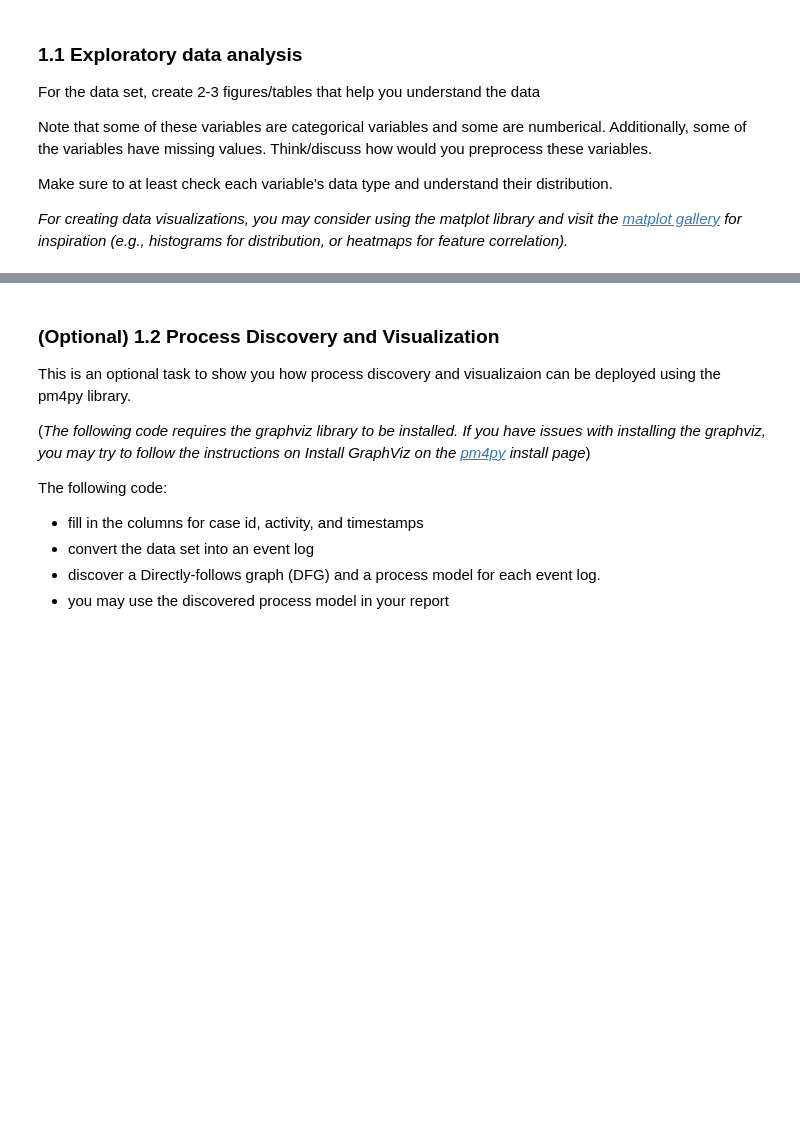
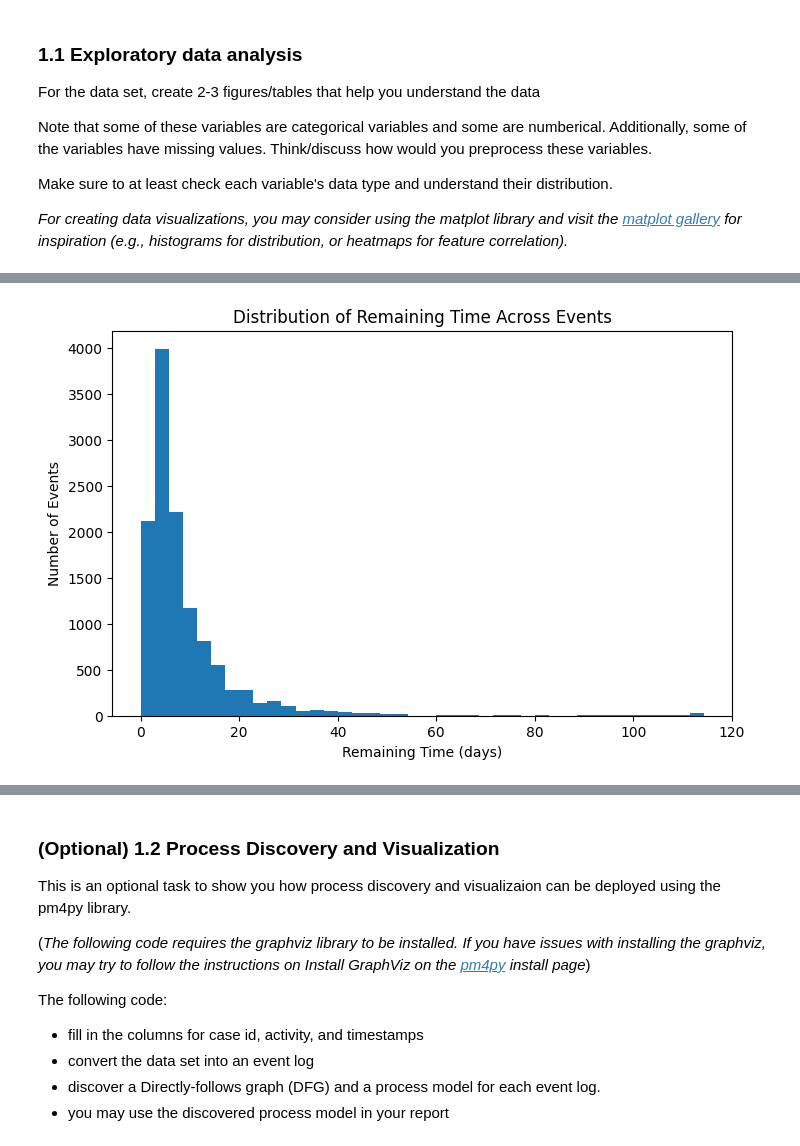
Before and after one commit to edogeensen/APML-A2, a Jupyter notebook: Assignment 2. Predictive Process Monitoring toegevoegde bestanden 9 december 2025 1118/Assignment 2.ipynb, the cells around one changed output, grey strips where cells are left out. Saved outputs shown, nothing was run; the diff lists cells and outputs as text; code cells hidden in the pictures; blank space fills up the shorter version.

```diff
--- a/Assignment 2. Predictive Process Monitoring toegevoegde bestanden 9 december 2025 1118/Assignment 2.ipynb
+++ b/Assignment 2. Predictive Process Monitoring toegevoegde bestanden 9 december 2025 1118/Assignment 2.ipynb
@@ -138,6 +278,10 @@ Make sure to at least check each variable's data type and understand their distr
 # %%
-# import packages
-import matplotlib.pyplot as plt
-
-
-# TODO: plot figure(s)
+# distribution of remaining time across events.
+plt.figure(figsize=(8,5))
+plt.hist(df['remaining_time(days)'], bins=40)
+plt.xlabel("Remaining Time (days)")
+plt.ylabel("Number of Events")
+plt.title("Distribution of Remaining Time Across Events")
+plt.show()
+# %% [output]
+[figure, added]
```
Also changed, not shown: parts of 19 cells of this notebook.
